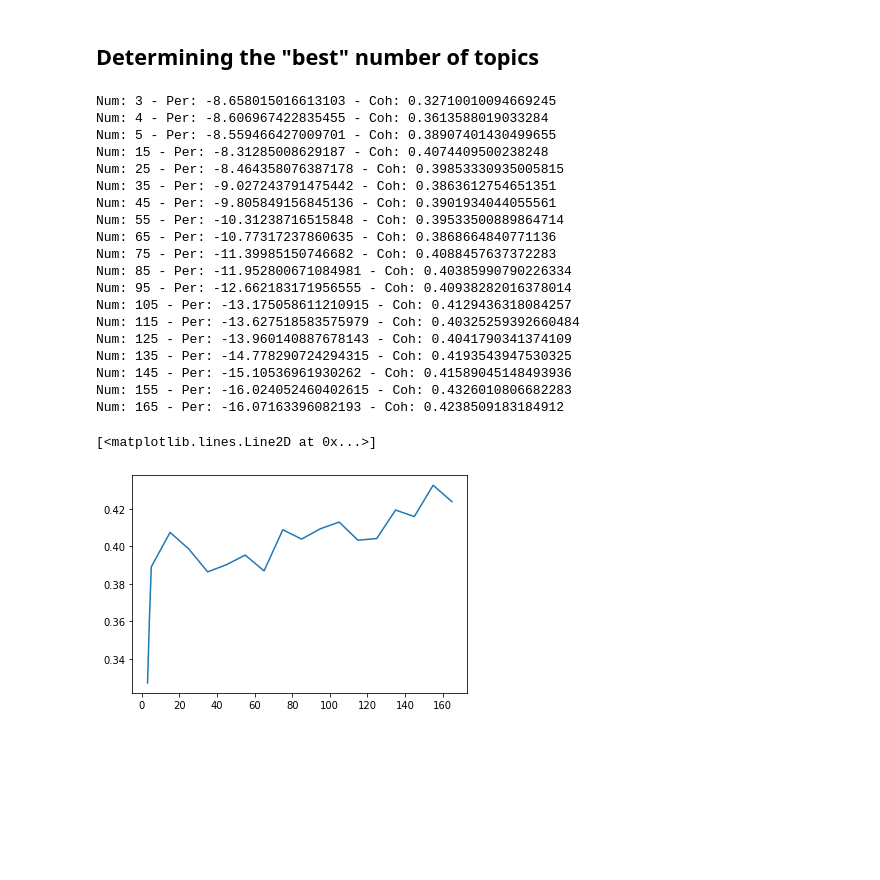
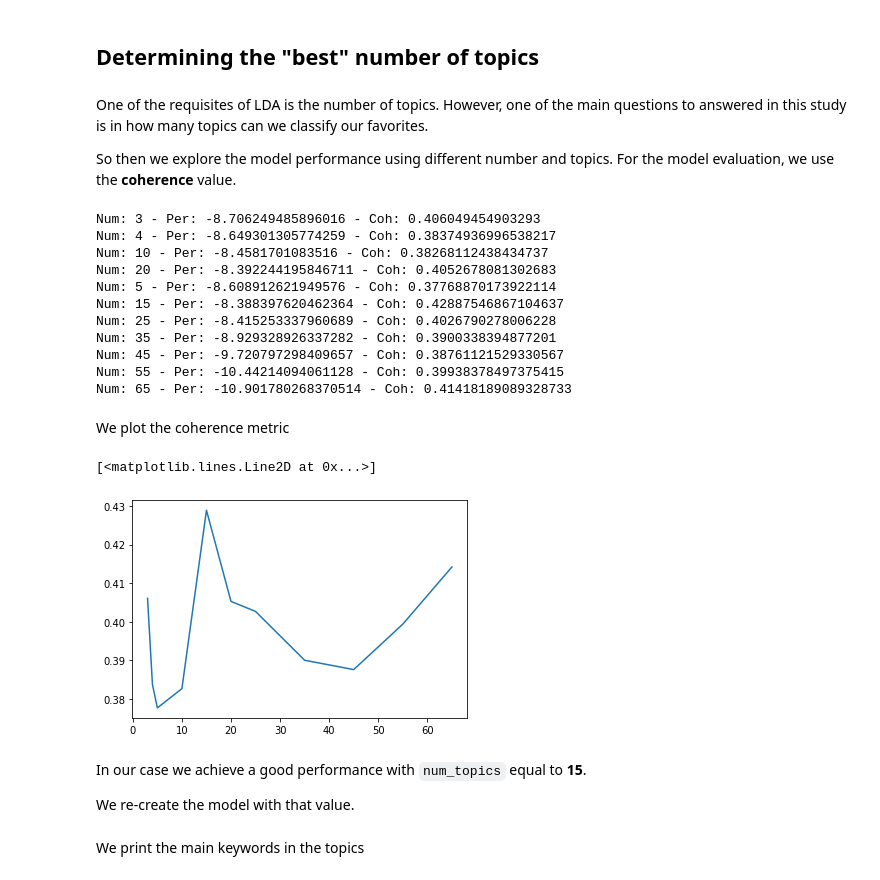
Before and after one commit to jmrobles/hn-favorites-topic-modelling, a Jupyter notebook: 03-HN-Favs-Analysis-Topic-Modelling.ipynb, the cells around one changed output. Cells and saved outputs as stored; diff of their text form; code cells hidden in the pictures; blank space fills up the shorter version.

```diff
--- a/03-HN-Favs-Analysis-Topic-Modelling.ipynb
+++ b/03-HN-Favs-Analysis-Topic-Modelling.ipynb
@@ -162,5 +186,5 @@ def remove_stopwords(doc):
     This will remove stopwords and punctuation.
     Use token.text to return strings, which we'll need for Gensim.
     """
-    doc = [token.text for token in doc if token.is_stop != True and token.is_punct != True]
+    doc = [token.text for token in doc if token.is_stop != True and token.is_punct != True and token.text.strip() != '' and token.is_digit != True]
     return doc
@@ -172,4 +200,0 @@ Pre-processing all docs
-# %%
-docs = []
-for item in tqdm(docs_ww):
-    docs.append(nlp('.'.join(item)))
@@ -176 +203,25 @@ for item in tqdm(docs_ww):
+# %%
+docs = []
+emoji_pattern = re.compile("["
+                               u"\U0001F600-\U0001F64F"  # emoticons
+                               u"\U0001F300-\U0001F5FF"  # symbols & pictographs
+                               u"\U0001F680-\U0001F6FF"  # transport & map symbols
+                               u"\U0001F1E0-\U0001F1FF"  # flags (iOS)
+                               u"\U00002500-\U00002BEF"  # chinese char
+                               u"\U00002702-\U000027B0"
+                               u"\U00002702-\U000027B0"
+                               u"\U000024C2-\U0001F251"
+                               u"\U0001f926-\U0001f937"
+                               u"\U00010000-\U0010ffff"
+                               u"\u2640-\u2642"
+                               u"\u2600-\u2B55"
+                               u"\u200d"
+                               u"\u23cf"
+                               u"\u23e9"
+                               u"\u231a"
+                               u"\ufe0f"  # dingbats
+                               u"\u3030"
+                               "]+", flags=re.UNICODE)
+for item in tqdm(docs_ww):
+    docs.append(nlp(emoji_pattern.sub(r'', '.'.join(item))))
 # %% [markdown]
@@ -188,10 +245,14 @@ Words in corpora: 31672
 corpus = [words.doc2bow(doc) for doc in docs]
 # %% [markdown]
 ## Determining the "best" number of topics
+# %% [markdown]
+One of the requisites of LDA is the number of topics. However, one of the main questions to answered in this study is in how many topics can we classify our favorites.
+
+So then we explore the model performance using different number and topics. For the model evaluation, we use the __coherence__ value.
 # %%
 perplexities = []
 coherence = []
-num_topics = [3,4] + list(range(5, 175, 10))
+num_topics = [3,4, 10, 20] + list(range(5, 75, 10))
 for nt in tqdm(num_topics):
     lda_model = gensim.models.ldamodel.LdaModel(corpus=corpus,
                                            id2word=words,
@@ -206,32 +267,30 @@ for nt in tqdm(num_topics):
     print(f"Num: {nt} - Per: {lda_model.log_perplexity(corpus)} - Coh: {coherence_lda_model.get_coherence()}")
     coherence.append(coherence_lda_model.get_coherence())
 # %% [output]
-Num: 3 - Per: -8.658015016613103 - Coh: 0.32710010094669245
-Num: 4 - Per: -8.606967422835455 - Coh: 0.3613588019033284
-Num: 5 - Per: -8.559466427009701 - Coh: 0.38907401430499655
-Num: 15 - Per: -8.31285008629187 - Coh: 0.4074409500238248
-Num: 25 - Per: -8.464358076387178 - Coh: 0.39853330935005815
-Num: 35 - Per: -9.027243791475442 - Coh: 0.3863612754651351
-Num: 45 - Per: -9.805849156845136 - Coh: 0.3901934044055561
-Num: 55 - Per: -10.31238716515848 - Coh: 0.39533500889864714
-Num: 65 - Per: -10.77317237860635 - Coh: 0.3868664840771136
-Num: 75 - Per: -11.39985150746682 - Coh: 0.4088457637372283
-Num: 85 - Per: -11.952800671084981 - Coh: 0.40385990790226334
-Num: 95 - Per: -12.662183171956555 - Coh: 0.40938282016378014
-Num: 105 - Per: -13.175058611210915 - Coh: 0.4129436318084257
-Num: 115 - Per: -13.627518583575979 - Coh: 0.40325259392660484
-Num: 125 - Per: -13.960140887678143 - Coh: 0.4041790341374109
-Num: 135 - Per: -14.778290724294315 - Coh: 0.4193543947530325
-Num: 145 - Per: -15.10536961930262 - Coh: 0.41589045148493936
-Num: 155 - Per: -16.024052460402615 - Coh: 0.4326010806682283
-Num: 165 - Per: -16.07163396082193 - Coh: 0.4238509183184912
+Num: 3 - Per: -8.706249485896016 - Coh: 0.406049454903293
+Num: 4 - Per: -8.649301305774259 - Coh: 0.38374936996538217
+Num: 10 - Per: -8.4581701083516 - Coh: 0.38268112438434737
+Num: 20 - Per: -8.392244195846711 - Coh: 0.4052678081302683
+Num: 5 - Per: -8.608912621949576 - Coh: 0.37768870173922114
+Num: 15 - Per: -8.388397620462364 - Coh: 0.42887546867104637
+Num: 25 - Per: -8.415253337960689 - Coh: 0.4026790278006228
+Num: 35 - Per: -8.929328926337282 - Coh: 0.3900338394877201
+Num: 45 - Per: -9.720797298409657 - Coh: 0.38761121529330567
+Num: 55 - Per: -10.44214094061128 - Coh: 0.39938378497375415
+Num: 65 - Per: -10.901780268370514 - Coh: 0.41418189089328733
+# %% [markdown]
+We plot the coherence metric
 # %%
 import matplotlib.pyplot as plt
 # %%
-plt.plot(pd.DataFrame(coherence, index=num_topics))
+plt.plot(pd.DataFrame(coherence, index=num_topics).sort_index())
 # %% [output]
 [<matplotlib.lines.Line2D at 0x...>]
-[figure, old version]
+[figure, new version]
+# %% [markdown]
+In our case we achieve a good performance with `num_topics` equal to __15__.
+
+We re-create the model with that value.
 # %%
 lda_model = gensim.models.ldamodel.LdaModel(corpus=corpus,
                                            id2word=words,
@@ -241,4 +300,6 @@ lda_model = gensim.models.ldamodel.LdaModel(corpus=corpus,
                                            passes=10,
                                            alpha='auto',
                                            per_word_topics=True)
+# %% [markdown]
+We print the main keywords in the topics
 # %%
```
Also changed, not shown: parts of 24 cells of this notebook, 2 other files.
